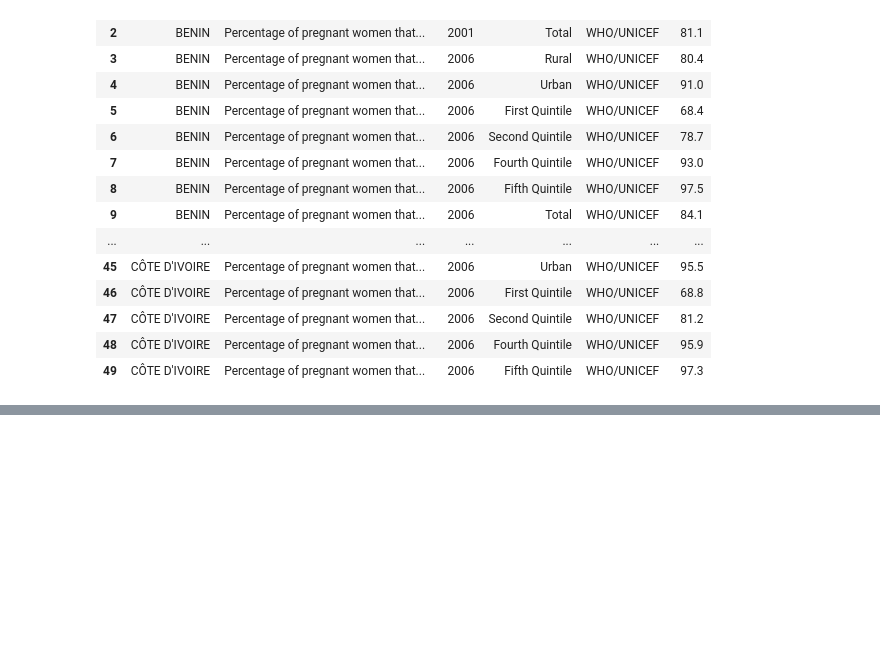
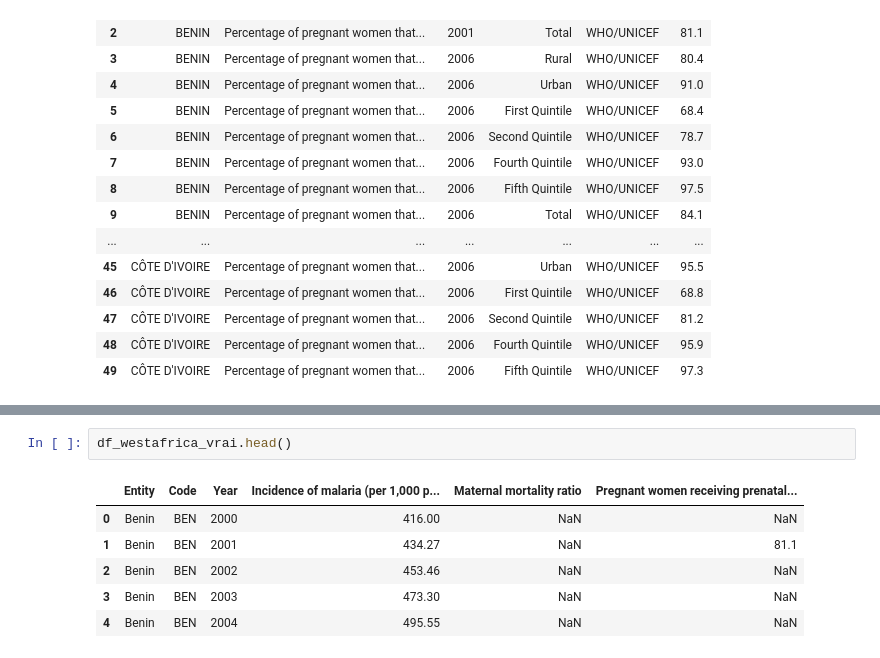
Before and after one commit to Cothilyba77/Projet_final_Force_N, a Jupyter notebook: Exploration de données.ipynb, the cells around one changed output, grey strips where cells are left out. Saved outputs shown, nothing was run; the diff lists cells and outputs as text; blank space fills up the shorter version.

```diff
--- a/Exploration de données.ipynb
+++ b/Exploration de données.ipynb
@@ -401,0 +390,9 @@ mat_mort DataFrame with unique values per country and year (Disaggregation: Both
+# %%
+df_westafrica_vrai.head()
+# %% [output]
+|  | Entity | Code | Year | Incidence of malaria (per 1,000 p... | Maternal mortality ratio | Pregnant women receiving prenatal... |
+| 0 | Benin | BEN | 2000 | 416.00 | NaN | NaN |
+| 1 | Benin | BEN | 2001 | 434.27 | NaN | 81.1 |
+| 2 | Benin | BEN | 2002 | 453.46 | NaN | NaN |
+| 3 | Benin | BEN | 2003 | 473.30 | NaN | NaN |
+| 4 | Benin | BEN | 2004 | 495.55 | NaN | NaN |
```
Also changed, not shown: parts of 8 cells of this notebook.
